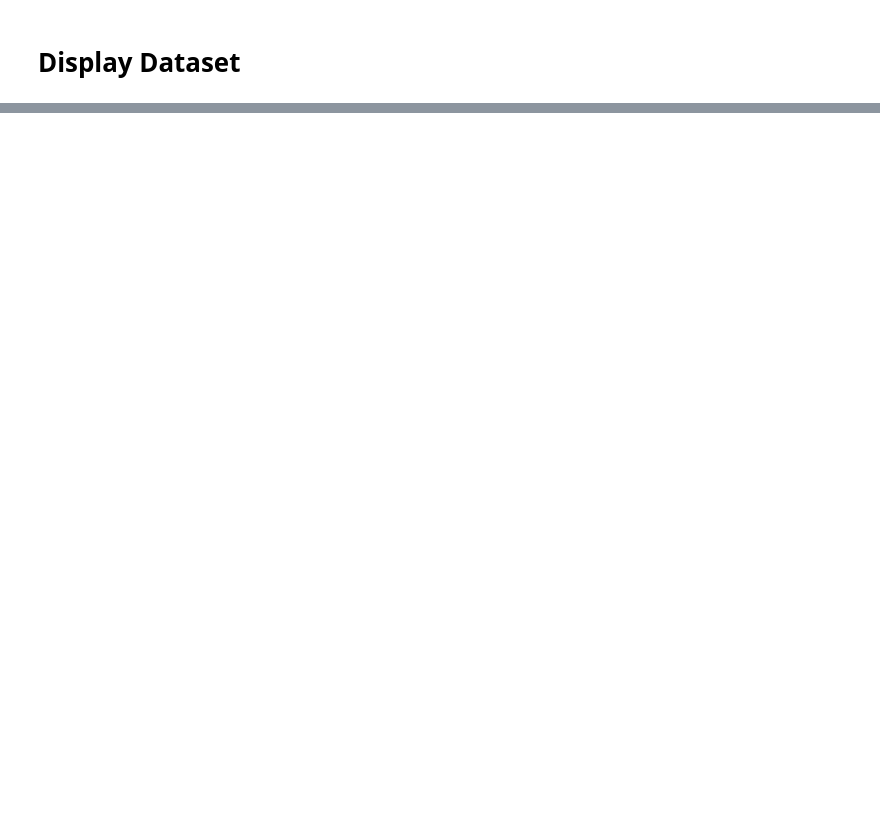
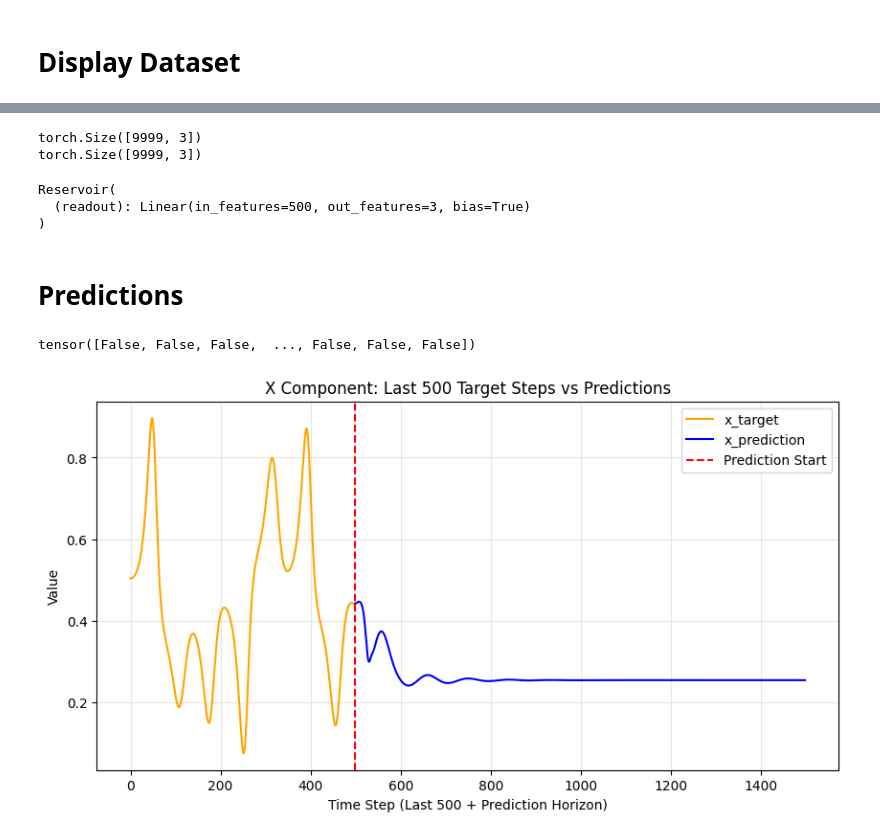
Before and after one commit to jaychotaliya987/Reservoir_Pytorch, a Jupyter notebook: ReservoirGrid/Examples/learning.ipynb, the cells around one changed output, grey strips where cells are left out. Drawn from its saved outputs; the diff is of its cells as text; code cells hidden in the pictures; blank space fills up the shorter version.

```diff
--- a/ReservoirGrid/Examples/learning.ipynb
+++ b/ReservoirGrid/Examples/learning.ipynb
@@ -14,7 +23,12 @@ sys.path.append('..')
 import seaborn as sns
 
 from Datasets.LorenzAttractor import LorenzAttractor
+from Datasets.MackeyGlassDataset import MackeyGlassDataset
 from mpl_toolkits.mplot3d import Axes3D
 
-attractor = LorenzAttractor(sample_len=10000, n_samples=10, xyz=[1.0, 1.0, 1.0], sigma=10.0, b=8/3, r=28.0)
+attractor = LorenzAttractor(sample_len=10000, n_samples=10,
+                            xyz=[1.0, 1.0, 1.0], sigma=10.0,
+                            b=8/3, r=28.0, normalize=True)
+
 attractor_samp = attractor[0]
+attractor_samp = (attractor_samp - attractor_samp.min()) / (attractor_samp.max() - attractor_samp.min())
@@ -128,0 +60,51 @@ Stable / Periodic Dynamics
+# %%
+inputs = attractor_samp[1:,:].to(device)
+targets = attractor_samp[0:-1,:].to(device)
+print(inputs.shape)
+print(targets.shape)
+# %% [output]
+torch.Size([9999, 3])
+torch.Size([9999, 3])
+# %%
+# Initialize ESN
+ResLorenz = Reservoir(input_dim=3, reservoir_dim=500, output_dim=3,
+                spectral_radius=1, leak_rate=0.3, sparsity=0.90)
+ResLorenz.to(device)
+# %% [output]
+Reservoir(
+  (readout): Linear(in_features=500, out_features=3, bias=True)
+)
+# %% [markdown]
+# Predictions
+# %%
+ResLorenz.train_readout(inputs, targets)
+predictions = ResLorenz.predict(inputs, steps=1000)
+# %%
+attractor_samp[:,0] == attractor_samp[:,1]
+# %% [output]
+tensor([False, False, False,  ..., False, False, False])
+# %%
+plt.figure(figsize=(10, 5))
+
+# Take the last 500 samples of the target (z-component)
+attractor_samp_last500 = attractor_samp[-500:, 0].numpy()
+
+# Plot the last 500 target values (orange)
+plt.plot(attractor_samp_last500, label='x_target', color='orange')
+
+# Plot predictions (blue) starting right after the attractor ends
+prediction_start = len(attractor_samp_last500) - 1
+plt.plot(range(prediction_start, prediction_start + len(predictions)),
+         predictions[:, 0].numpy(), label='x_prediction', color='blue')
+
+# Add a vertical line to mark where predictions begin
+plt.axvline(x=prediction_start, color='red', linestyle='--', label='Prediction Start')
+
+plt.legend()
+plt.title('X Component: Last 500 Target Steps vs Predictions')
+plt.xlabel('Time Step (Last 500 + Prediction Horizon)')
+plt.ylabel('Value')
+plt.grid(True, alpha=0.3)
+plt.show()
+# %% [output]
+[figure, added]
```
Also changed, not shown: parts of 15 cells of this notebook, 8 other files.
